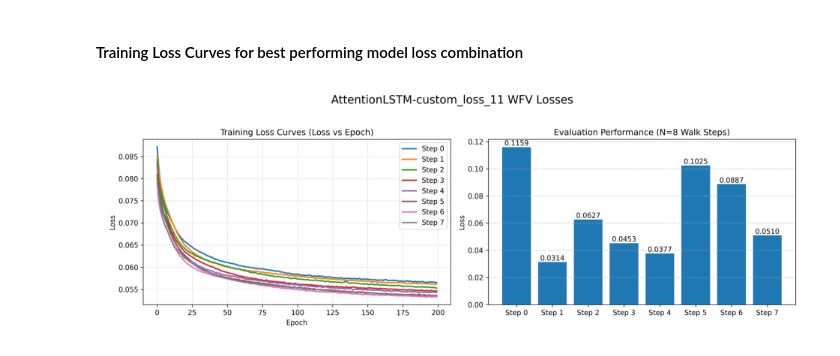
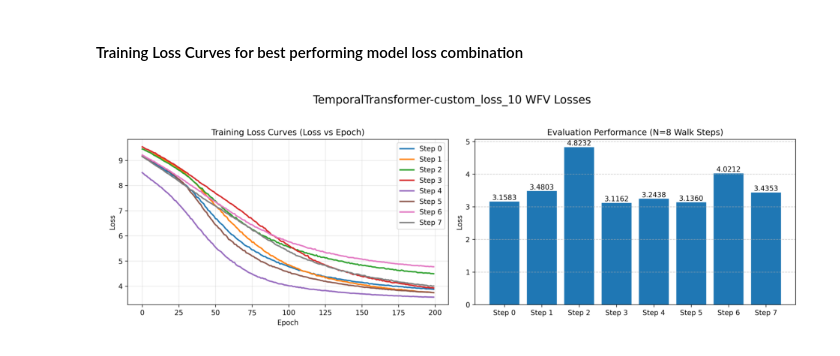
Before and after one commit to travisdesell/exact, a Jupyter notebook: financial_loss_functions/exploration/wfv_analysis.ipynb, the cells around one changed output. Saved outputs shown, nothing was run; the diff lists cells and outputs as text; code cells hidden in the pictures.

```diff
--- a/financial_loss_functions/exploration/wfv_analysis.ipynb
+++ b/financial_loss_functions/exploration/wfv_analysis.ipynb
@@ -486,9 +489,9 @@ else:
 #### Training Loss Curves for best performing model loss combination
 # %%
 plt.figure(figsize=(12, 8))
-img = mpimg.imread(artifacts_paths['tuned_plots_dir'] / 'AttentionLSTM-custom_loss_11 WFV Losses.png')
+img = mpimg.imread(artifacts_paths['tuned_plots_dir'] / 'TemporalTransformer-custom_loss_10 WFV Losses.png')
 plt.imshow(img)
 plt.axis('off')  # hide axes
 plt.show()
 # %% [output]
-[figure, old version]
+[figure, new version]
```
Also changed, not shown: parts of 9 cells of this notebook, 5 other files.
